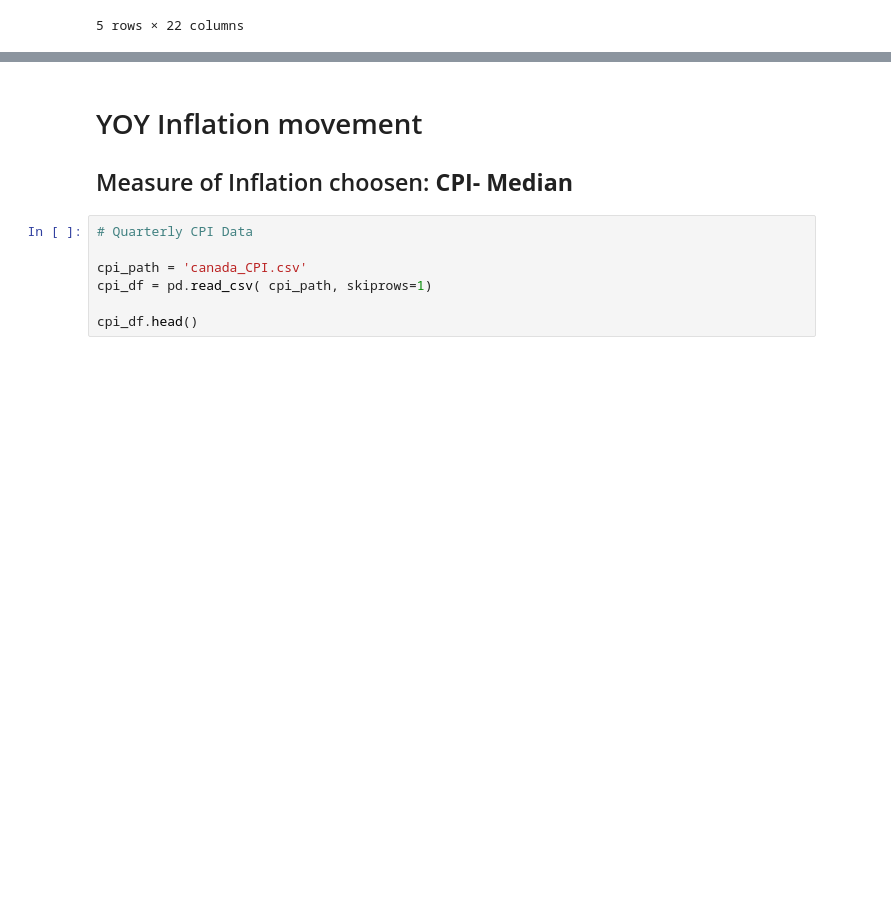
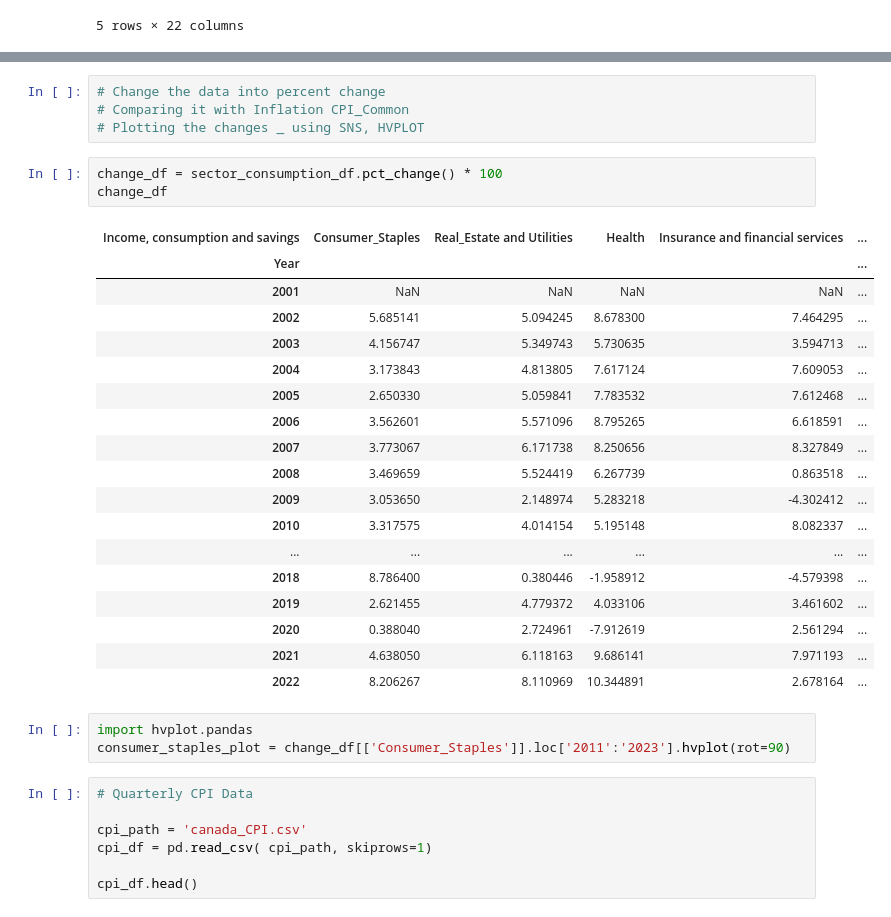
Before and after one commit to Sahib0096/Project-1-Group-3-, a Jupyter notebook: Project 1.ipynb, the cells around one changed output, grey strips where cells are left out. Cells and saved outputs as stored; diff of their text form; blank space fills up the shorter version.

```diff
--- a/Project 1.ipynb
+++ b/Project 1.ipynb
@@ -182,6 +188,32 @@ sector_consumption_df
-# %% [markdown]
-# YOY Inflation movement
-## Measure of Inflation choosen: **CPI- Median**
+# %%
+# Change the data into percent change
+# Comparing it with Inflation CPI_Common
+# Plotting the changes _ using SNS, HVPLOT
+# %%
+change_df = sector_consumption_df.pct_change() * 100
+change_df
+# %% [output]
+| Income, consumption and savings | Consumer_Staples | Real_Estate and Utilities | Health | Insurance and financial services | ... |
+| Year |  |  |  |  | ... |
+| 2001 | NaN | NaN | NaN | NaN | ... |
+| 2002 | 5.685141 | 5.094245 | 8.678300 | 7.464295 | ... |
+| 2003 | 4.156747 | 5.349743 | 5.730635 | 3.594713 | ... |
+| 2004 | 3.173843 | 4.813805 | 7.617124 | 7.609053 | ... |
+| 2005 | 2.650330 | 5.059841 | 7.783532 | 7.612468 | ... |
+| 2006 | 3.562601 | 5.571096 | 8.795265 | 6.618591 | ... |
+| 2007 | 3.773067 | 6.171738 | 8.250656 | 8.327849 | ... |
+| 2008 | 3.469659 | 5.524419 | 6.267739 | 0.863518 | ... |
+| 2009 | 3.053650 | 2.148974 | 5.283218 | -4.302412 | ... |
+| 2010 | 3.317575 | 4.014154 | 5.195148 | 8.082337 | ... |
+| ... | ... | ... | ... | ... | ... |
+| 2018 | 8.786400 | 0.380446 | -1.958912 | -4.579398 | ... |
+| 2019 | 2.621455 | 4.779372 | 4.033106 | 3.461602 | ... |
+| 2020 | 0.388040 | 2.724961 | -7.912619 | 2.561294 | ... |
+| 2021 | 4.638050 | 6.118163 | 9.686141 | 7.971193 | ... |
+| 2022 | 8.206267 | 8.110969 | 10.344891 | 2.678164 | ... |
+# %%
+import hvplot.pandas
+consumer_staples_plot = change_df[['Consumer_Staples']].loc['2011':'2023'].hvplot(rot=90)
 # %%
 # Quarterly CPI Data
 
```
Also changed, not shown: parts of 22 cells of this notebook.
